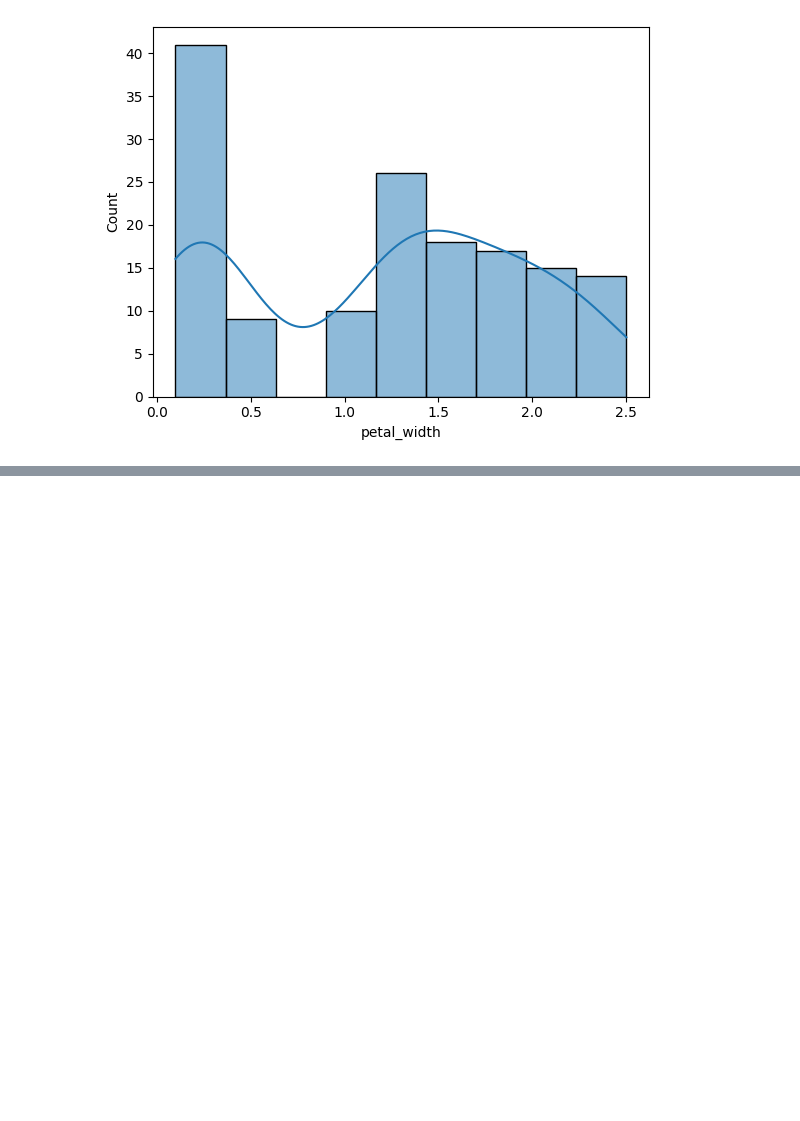
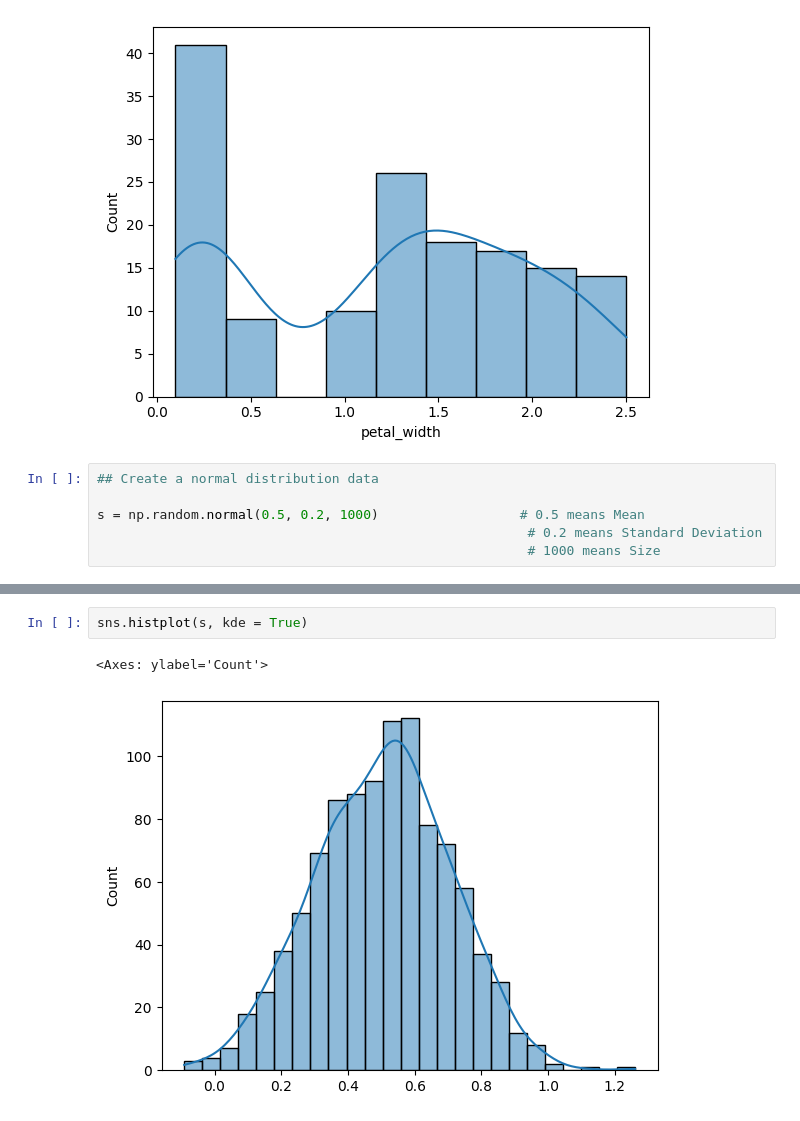
Before and after one commit to FutaneLikhita/Statistics-Practical-Implementation-With-Python, a Jupyter notebook: Statistics Practical Implementation.ipynb, the cells around one changed output, grey strips where cells are left out. Cells and saved outputs as stored; diff of their text form; blank space fills up the shorter version.

Commit message:
Find Normal Distribution

```diff
--- a/Statistics Practical Implementation.ipynb
+++ b/Statistics Practical Implementation.ipynb
@@ -261,3 +261,9 @@ sns.histplot(df['petal_width'], kde = True)          # Petal width
 # %% [output]
 <Axes: xlabel='petal_width', ylabel='Count'>
 [figure]
+# %%
+## Create a normal distribution data
+
+s = np.random.normal(0.5, 0.2, 1000)                  # 0.5 means Mean
+                                                       # 0.2 means Standard Deviation
+                                                       # 1000 means Size
@@ -263,0 +290,5 @@ sns.histplot(df['petal_width'], kde = True)          # Petal width
+# %%
+sns.histplot(s, kde = True)
+# %% [output]
+<Axes: ylabel='Count'>
+[figure, added]
```
Also changed, not shown: parts of 1 cell of this notebook.
